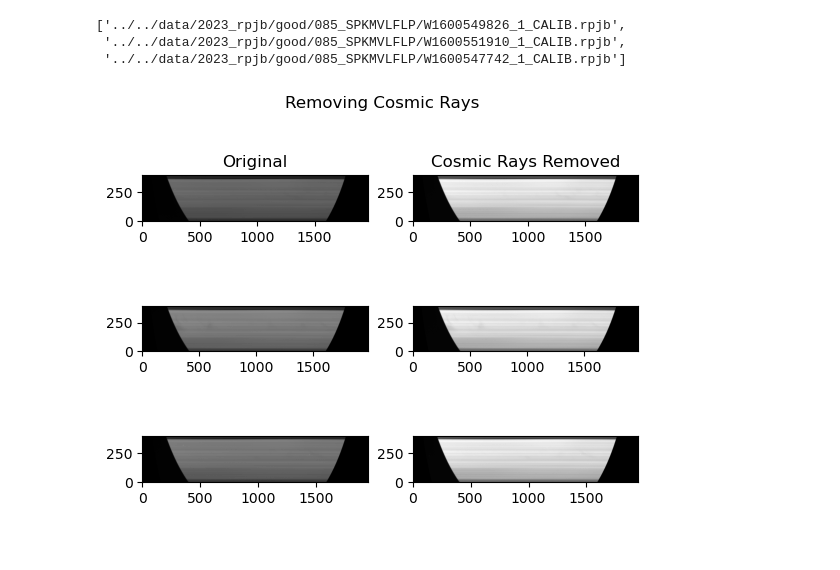
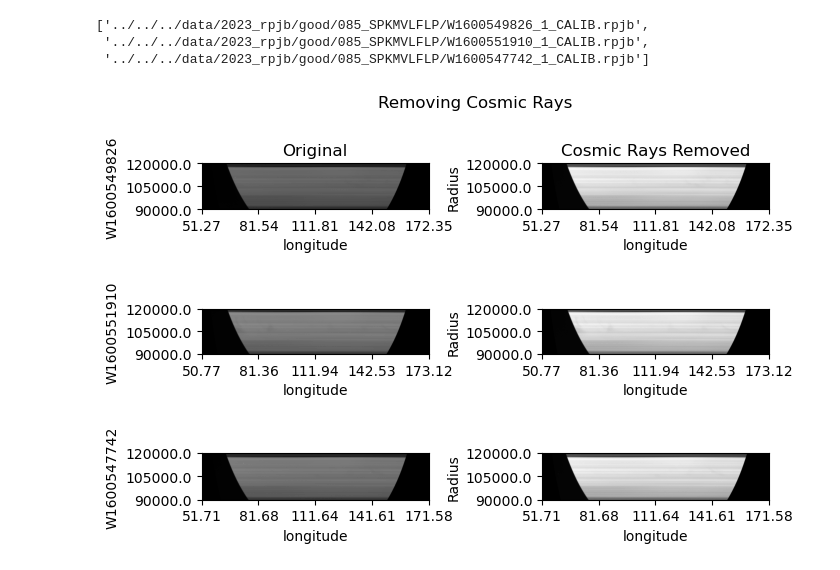
Before and after one commit to Yugadeep/Spokes_ML, a Jupyter notebook: jupyer_testing/cosmic_ray_removal_testing/cosmic_ray_removal.ipynb, the cells around one changed output. Cells and saved outputs as stored; diff of their text form; code cells hidden in the pictures; blank space fills up the shorter version.

```diff
--- a/jupyer_testing/cosmic_ray_removal_testing/cosmic_ray_removal.ipynb
+++ b/jupyer_testing/cosmic_ray_removal_testing/cosmic_ray_removal.ipynb
@@ -16,8 +16,8 @@ import copy
 # W1600551910
 # W1600577960
 # %%
-cosmic_ray_list = ["W1600547742", "W1600549826", "W1600551910"]
-rpjb_list = glob.glob('../../data/2023_rpjb/good/085_SPKMVLFLP/*')
+cosmic_ray_list = ["W1600549826", "W1600551910", "W1600547742"]
+rpjb_list = glob.glob('../../../data/2023_rpjb/good/085_SPKMVLFLP/*')
 path_list = []
 
 for path in rpjb_list:
@@ -28,9 +28,9 @@ for path in rpjb_list:
 # %%
 path_list
 # %% [output]
-['../../data/2023_rpjb/good/085_SPKMVLFLP/W1600549826_1_CALIB.rpjb',
- '../../data/2023_rpjb/good/085_SPKMVLFLP/W1600551910_1_CALIB.rpjb',
- '../../data/2023_rpjb/good/085_SPKMVLFLP/W1600547742_1_CALIB.rpjb']
+['../../../data/2023_rpjb/good/085_SPKMVLFLP/W1600549826_1_CALIB.rpjb',
+ '../../../data/2023_rpjb/good/085_SPKMVLFLP/W1600551910_1_CALIB.rpjb',
+ '../../../data/2023_rpjb/good/085_SPKMVLFLP/W1600547742_1_CALIB.rpjb']
 # %%
 def remove_cosmic_rays(pixel_values):
     m,n=pixel_values.shape
@@ -42,30 +42,45 @@ def remove_cosmic_rays(pixel_values):
 
     return pixel_values
 # %%
-# plt.figure(figsize=(15, 12))
-# plt.subplots_adjust(hspace=0.5)
+import sys
+sys.path.insert(1, '../../../src')
+from spoketools import lable_figure
 
 fig, axs = plt.subplots(3, 2)
 fig.suptitle('Removing Cosmic Rays')
+fig.tight_layout()
+fig.subplots_adjust(wspace=.5)
+
 
 for thumb_cosmic_ray in path_list:
     idl = io.readsav(thumb_cosmic_ray)
     pixel_values = idl.rrpi
     pixel_values=copy.copy(pixel_values)
 
-    axs[path_list.index(thumb_cosmic_ray), 0].imshow(pixel_values, cmap='gray', origin='lower')
+    #original
+    lable_figure(idl, pixel_values, axs[path_list.index(thumb_cosmic_ray), 0])
+
+
+    # axs[path_list.index(thumb_cosmic_ray), 0].set(ylabel=)
 
     pixel_values = remove_cosmic_rays(pixel_values)
 
-    axs[path_list.index(thumb_cosmic_ray), 1].imshow(pixel_values, cmap='gray', origin='lower')
+    #Cosmic Rays Removed
+    lable_figure(idl, pixel_values, axs[path_list.index(thumb_cosmic_ray), 1])
+
 
     # plt.imshow(pixel_values, cmap='gray', origin='lower')
     # plt.show()
+axs[0, 0].set(ylabel='W1600549826')
+axs[1, 0].set(ylabel='W1600551910')
+axs[2, 0].set(ylabel='W1600547742')
+
+
 
 axs[0,0].set_title('Original')
 axs[0,1].set_title('Cosmic Rays Removed')
 
 
 plt.show()
 # %% [output]
-[figure, old version]
+[figure, new version]
```
Also changed, not shown: 2 other files.
